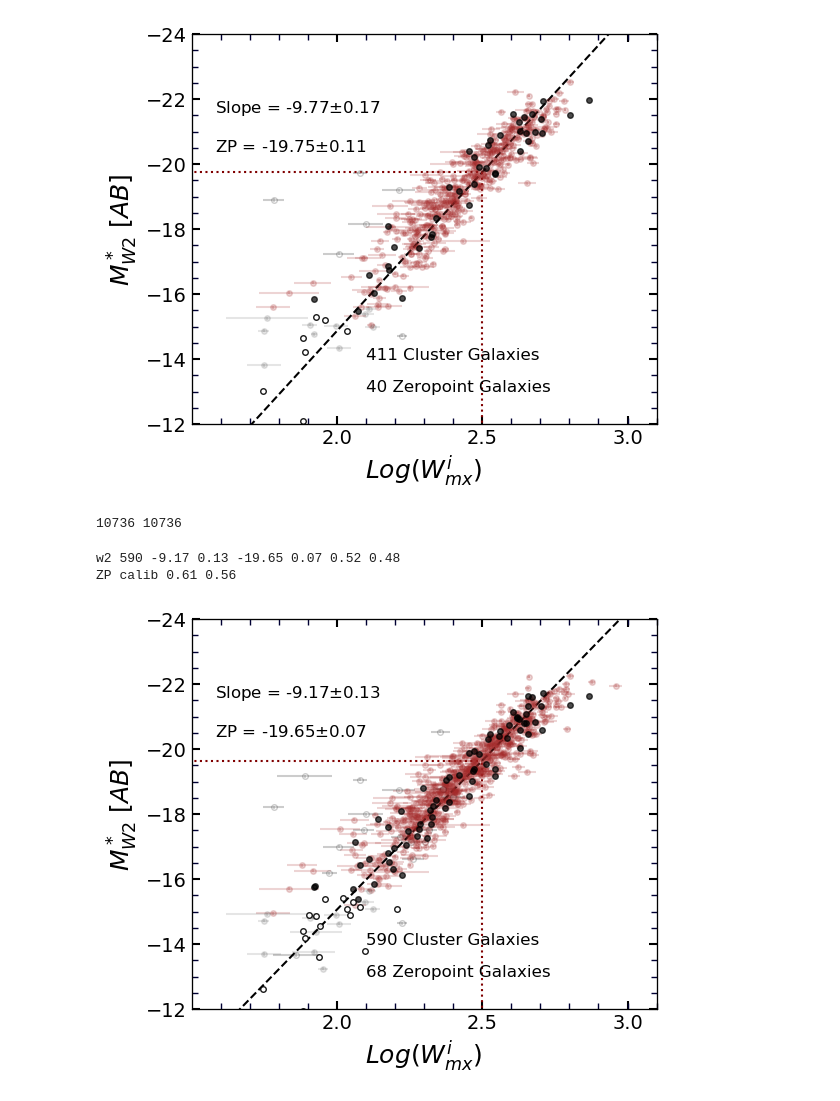
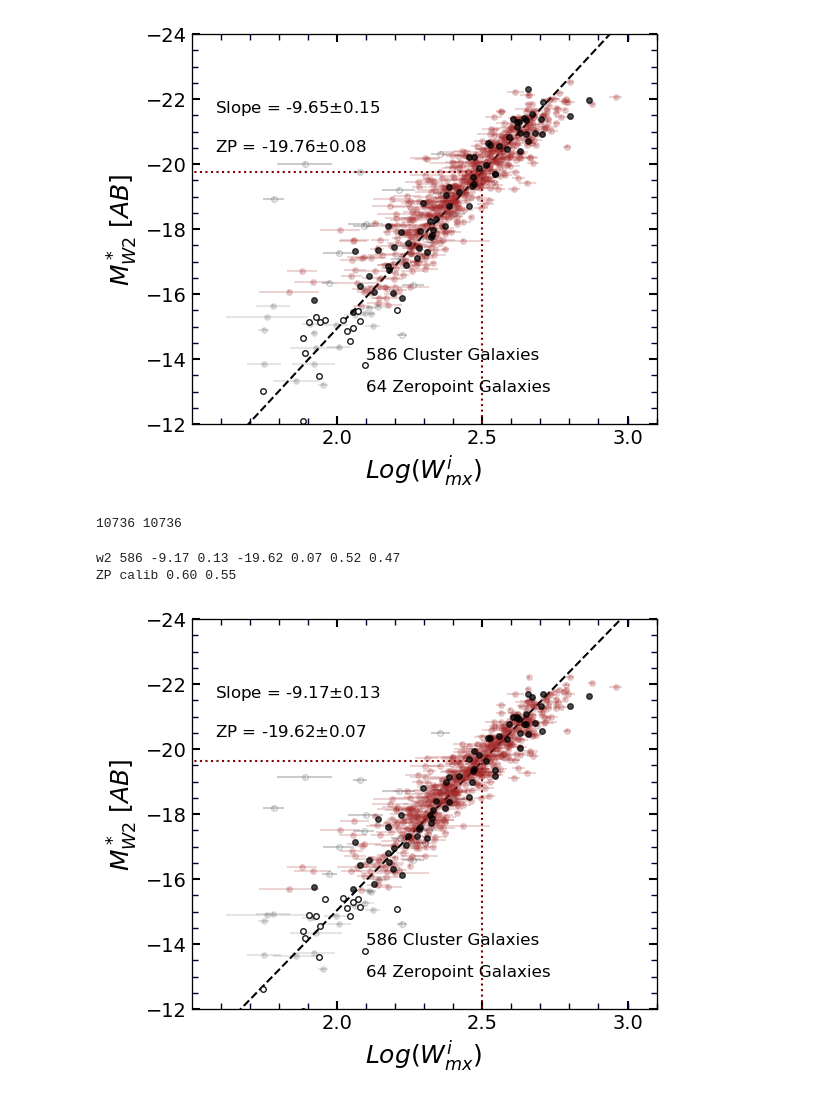
Before and after one commit to ekourkchi/TFcalibrators, a Jupyter notebook: Final_W2_colorTerm_LAB.ipynb, the cells around one changed output. Saved outputs shown, nothing was run; the diff lists cells and outputs as text; code cells hidden in the pictures.

```diff
--- a/Final_W2_colorTerm_LAB.ipynb
+++ b/Final_W2_colorTerm_LAB.ipynb
@@ -61,26 +61,23 @@ def set_axes(ax, xlim, ylim):
         return x_ax, y_ax
 ####################################### Plotting Function
 # %%
-########### Updated list using the color-LogWimx correaltion
-calib_maglim = [3974, 6699, 19871, 22277, 28378, 38148, 41020, 41093, 46127, 49448, 53641]
-calib_maglim += [6699, 9962, 12460, 13163, 22277, 26761, 29128, 38148, 41020, 44982, 45084, 46127, 67908, 72228]
+########### Updated list using the color-LogWimx correltion
+I_maglim = [5807393, 5807403, 5057729, 5059653, 4126669, 5059227, 38803, 39181, 39431, 39619, 39655, 40005, 40107, 40147, 40588, 40604, 41567, 41829, 42768, 41440, 37814, 39344, 13756, 14548, 14590]
+calib_maglim = [3974, 6699, 19871, 22277, 38148, 41020, 41066, 41093, 46127, 49448, 53641, 28378, 6699, 9962, 12460, 13163, 22277, 26761, 29128, 38148, 41020, 41066, 44982, 45084, 46127, 49448, 53641, 67908, 72228, 21102, 50073]
 
-I_maglim = [38803,   39181,   39431,   39619,   40005,   40107,   40588,   40604,
-   41567,   41829,   42768, 5807403, 5057729,   37814]
-I_maglim += [38803, 39181, 39431, 40005, 40107, 40147, 41567, 42768, 14548, 14590]
 
 table   = np.genfromtxt('corrected_mags_linewidth_all.csv' , delimiter='|',
                         filling_values=-1, names=True, dtype=None, encoding=None)
 
 band = 'w2'
 
 fig, ax, Clusters, S_ZP, zp_calibs = makeTF(table, pgcFaint=I_maglim, calib_maglim=calib_maglim,
                                             band=band, makePlot=True,
-                                            addSouth=False,
+                                            addSouth=True,
                                             getZPcalib=True,
-                                            OP_IR=True)
+                                            OP_IR=False)
 # %% [output]
-[figure, old version]
+[figure, new version]
 # %%
 catal   = np.genfromtxt('ESN_HI_catal_all.csv' , delimiter=',',
                         filling_values=-1, names=True, dtype=None, encoding=None)
@@ -264,7 +261,7 @@ def rmsMaker(logWimx, mag, logWimx_e, slope, zp):
 
 magCorrection = -1*(0.19*(D_mu50_w2)-0.07)
 # magCorrection = -1*(-0.12*(D_m21_w2)-0.01)
-# magCorrection = -1*(-0.22*(D_P1_w2)-0.04)
+
 
 # magCorrection*=0.
 
@@ -333,9 +330,9 @@ for i, id in enumerate(pgc):
 rms,RMS = rmsMaker(logWimx_[indx], mag_[indx], logWimx_e[indx], slope, zp)
 print 'ZP calib', '%.2f'%rms, '%.2f'%RMS
 # %% [output]
-w2 590 -9.17 0.13 -19.65 0.07 0.52 0.48
-ZP calib 0.61 0.56
+w2 586 -9.17 0.13 -19.62 0.07 0.52 0.47
+ZP calib 0.60 0.55
-[figure, old version]
+[figure, new version]
 # %%
 d_lst = []
 de_lst = []
```
Also changed, not shown: parts of 2 cells of this notebook, 30 other files.
